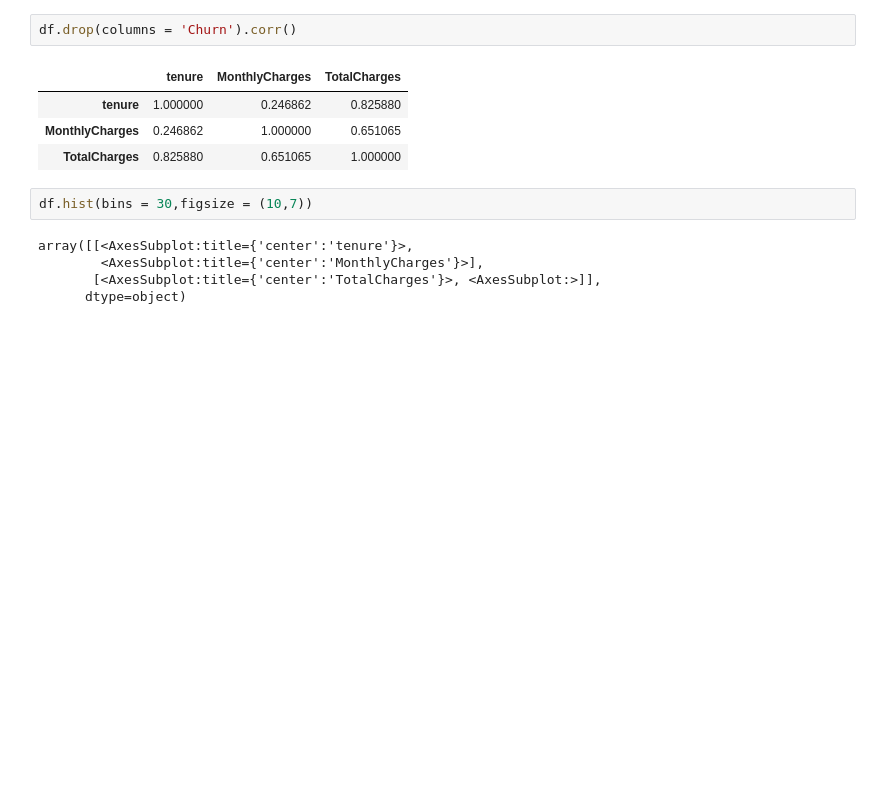
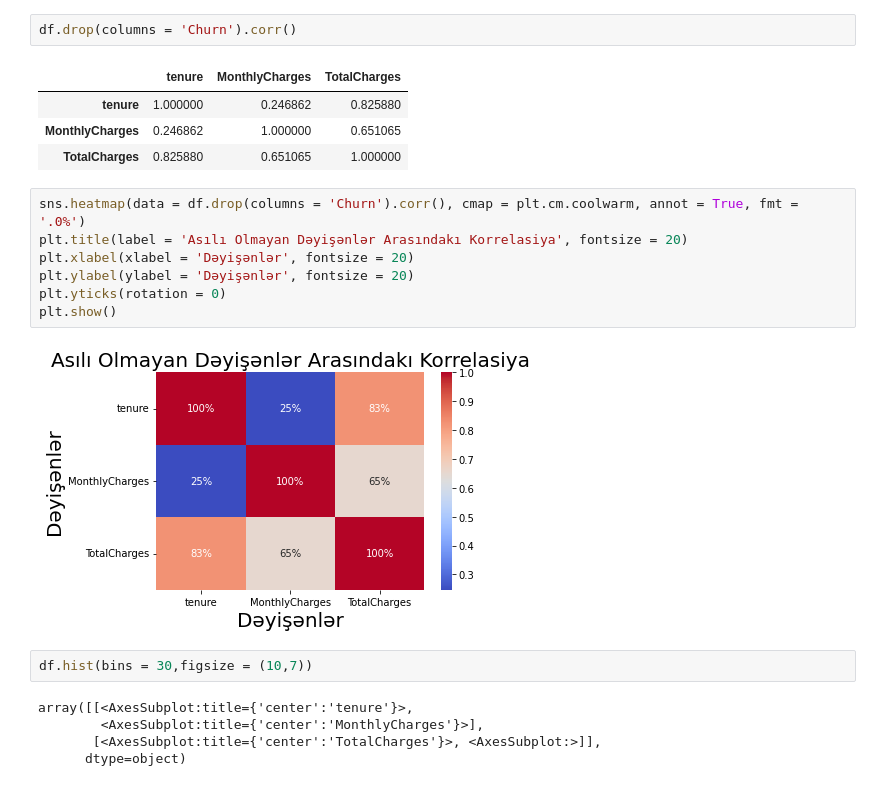
Before and after one commit to Edalet-eng/Customer-Churn, a Jupyter notebook: Taskilled Project🎯.ipynb, the cells around one changed output. Saved outputs shown, nothing was run; the diff lists cells and outputs as text; blank space fills up the shorter version.

```diff
--- a/Taskilled Project🎯.ipynb
+++ b/Taskilled Project🎯.ipynb
@@ -342,6 +342,15 @@ df.drop(columns = 'Churn').corr()
 | tenure | 1.000000 | 0.246862 | 0.825880 |
 | MonthlyCharges | 0.246862 | 1.000000 | 0.651065 |
 | TotalCharges | 0.825880 | 0.651065 | 1.000000 |
+# %%
+sns.heatmap(data = df.drop(columns = 'Churn').corr(), cmap = plt.cm.coolwarm, annot = True, fmt = '.0%')
+plt.title(label = 'Asılı Olmayan Dəyişənlər Arasındakı Korrelasiya', fontsize = 20)
+plt.xlabel(xlabel = 'Dəyişənlər', fontsize = 20)
+plt.ylabel(ylabel = 'Dəyişənlər', fontsize = 20)
+plt.yticks(rotation = 0)
+plt.show()
+# %% [output]
+[figure, added]
 # %%
 df.hist(bins = 30,figsize = (10,7))
 # %% [output]
```
Also changed, not shown: parts of 5 cells of this notebook.
